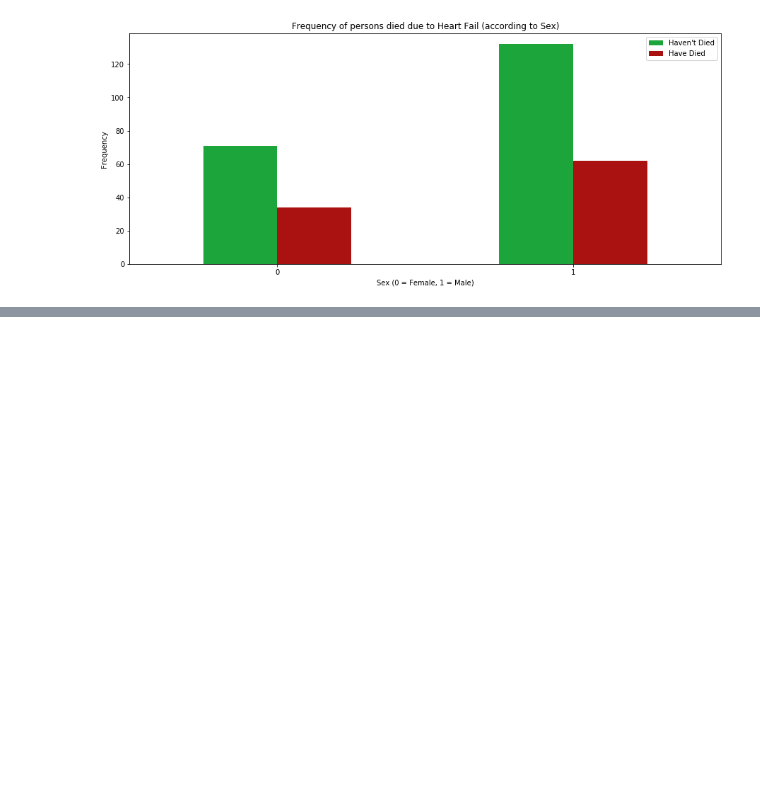
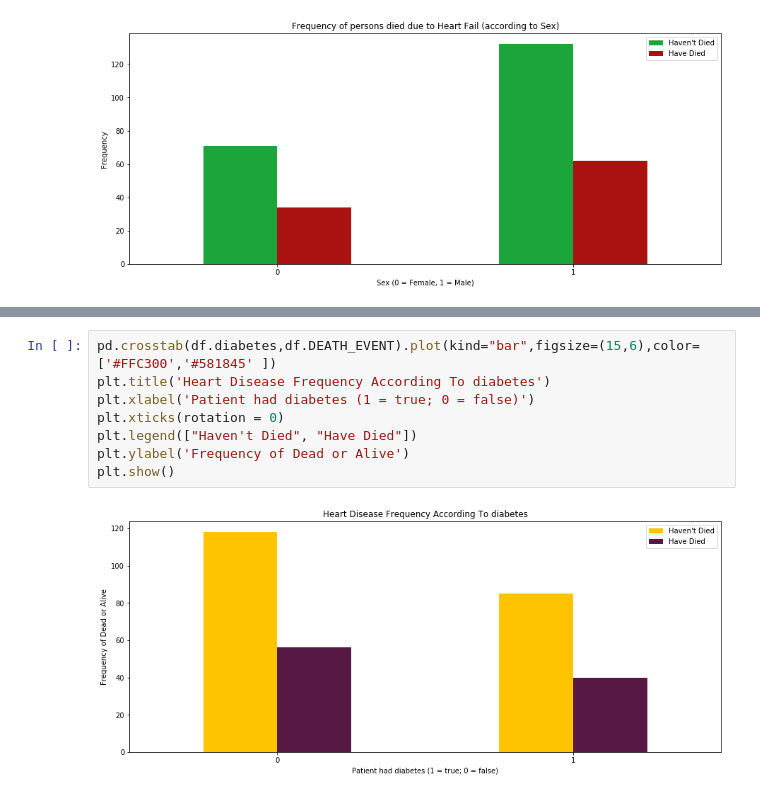
Before and after one commit to AngshuBh10/Heart-Disease-Classification-Model, a Jupyter notebook: Deceased due to heart fail classification.ipynb, the cells around one changed output, grey strips where cells are left out. Drawn from its saved outputs; the diff is of its cells as text; blank space fills up the shorter version.

```diff
--- a/Deceased due to heart fail classification.ipynb
+++ b/Deceased due to heart fail classification.ipynb
@@ -124,0 +133,10 @@ plt.show()
+# %%
+pd.crosstab(df.diabetes,df.DEATH_EVENT).plot(kind="bar",figsize=(15,6),color=['#FFC300','#581845' ])
+plt.title('Heart Disease Frequency According To diabetes')
+plt.xlabel('Patient had diabetes (1 = true; 0 = false)')
+plt.xticks(rotation = 0)
+plt.legend(["Haven't Died", "Have Died"])
+plt.ylabel('Frequency of Dead or Alive')
+plt.show()
+# %% [output]
+[figure, added]
```
Also changed, not shown: parts of 6 cells of this notebook.
